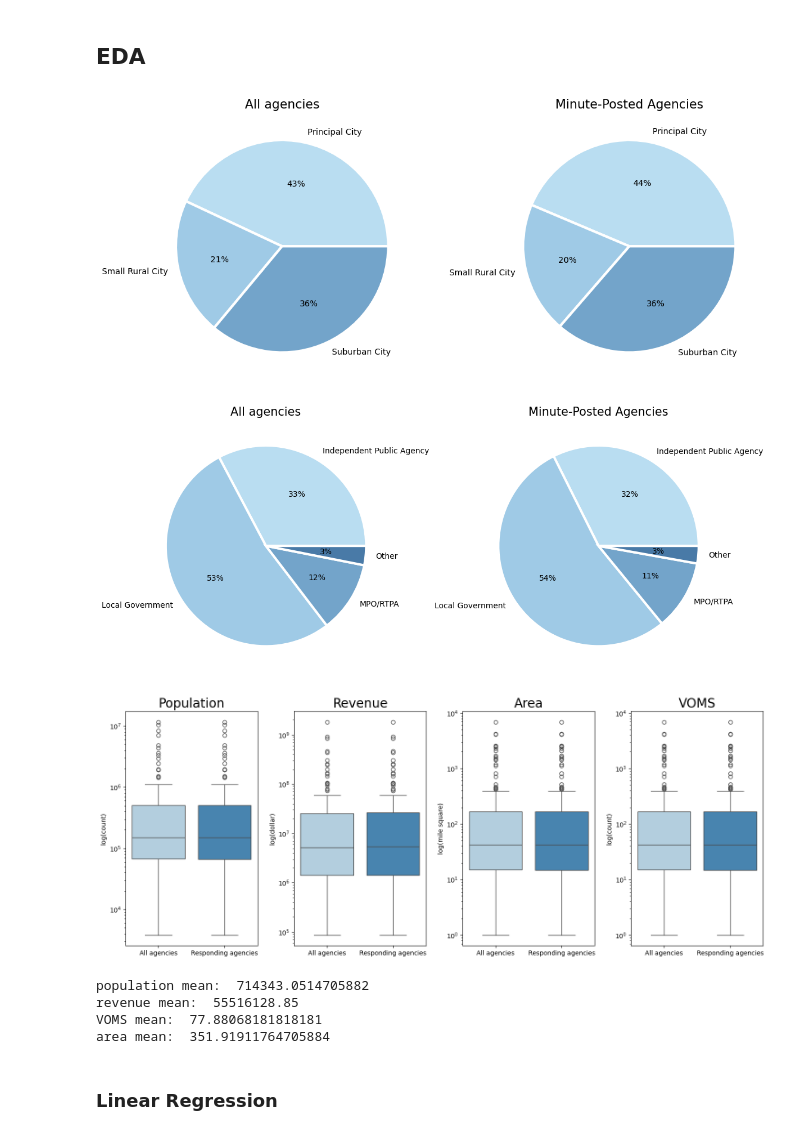
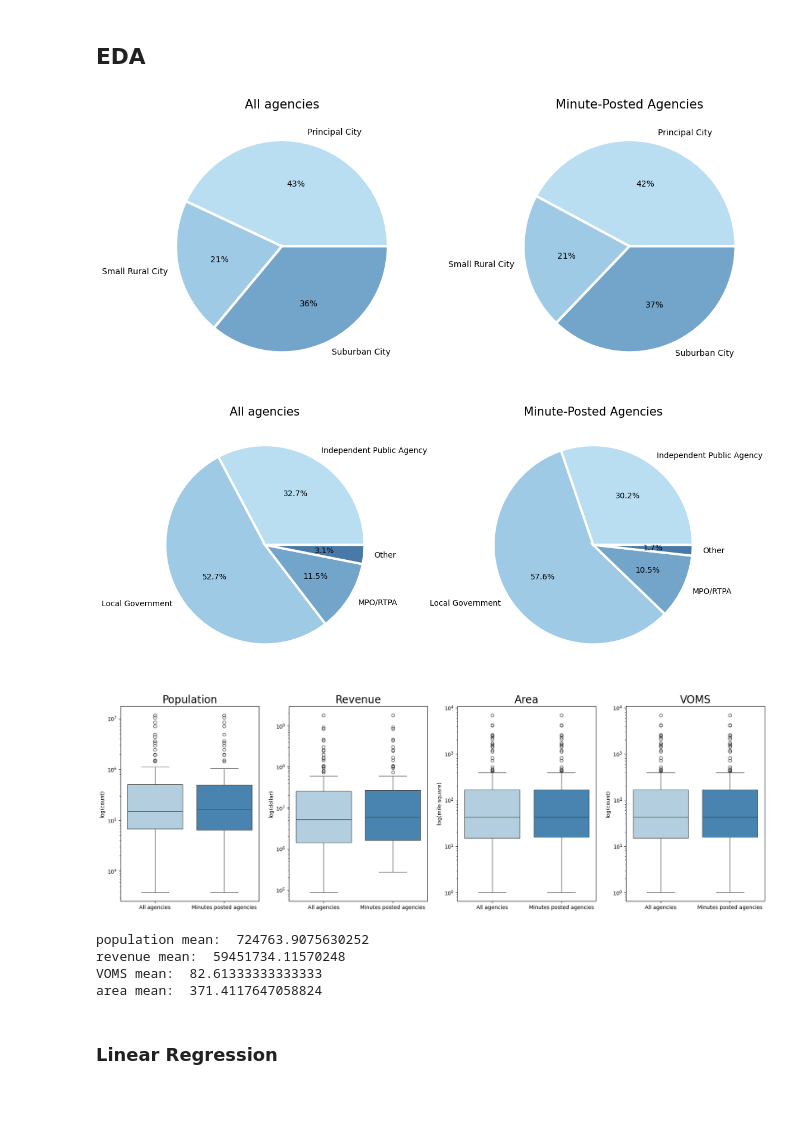
Before and after one commit to eric-shchiu/Smart-city-technology-adoption, a Jupyter notebook: agencies analysis.ipynb, the cells around one changed output. Cells and saved outputs as stored; diff of their text form; code cells hidden in the pictures; blank space fills up the shorter version.

```diff
--- a/agencies analysis.ipynb
+++ b/agencies analysis.ipynb
@@ -8,7 +9,7 @@ from sklearn.model_selection import train_test_split
 # %% [markdown]
 # Load Data
 # %%
-transit_survey_video = pd.read_csv('Data/transit_survey_with minute and video counts.csv')
+transit_survey_video = pd.read_csv('Data/transit_survey_with-minute-and-video-counts.csv')
 
 transit_survey_video['post_video'] = 0
 transit_survey_video.loc[transit_survey_video['count - video (past 12 months)']>=6, 'post_video'] = 1
@@ -17,8 +18,8 @@ transit_survey_video.head()
 responded = transit_survey_video[transit_survey_video['survey_response'] == 1]
 no_response = transit_survey_video[transit_survey_video['survey_response'] == 0]
 
-posted = transit_survey_video[transit_survey_video['minute_posted'] == 1]
-no_posted = transit_survey_video[transit_survey_video['minute_posted'] == 0]
+posted = transit_survey_video[transit_survey_video['minute_posted_6more'] == 1]
+no_posted = transit_survey_video[transit_survey_video['minute_posted_6more'] == 0]
 # %%
 len(posted)
 # %% [output]
@@ -503,14 +504,14 @@ plt.tight_layout()
 
 plt.savefig('Result/Meeting minutes type of city.jpg', dpi = 300)
 # %% [output]
-[figure, old version]
+[figure, new version]
 # %%
 fig, axs = plt.subplots(1, 2, figsize=(12, 5))
 
 plt.subplot(121)
 plt.pie(transit_survey_video['OrgType'].value_counts().sort_index(),
         labels = transit_survey_video['OrgType'].value_counts().sort_index().index.tolist(),
-        autopct='%.0f%%',
+        autopct='%.1f%%',
         wedgeprops = { 'linewidth' : 3, 'edgecolor' : 'white' },
         colors = ["#B9DDF1", "#9FCAE6", "#73A4CA", "#497AA7", "#2E5B88"])
 plt.title('All agencies', fontsize = 15)
@@ -518,7 +519,7 @@ plt.title('All agencies', fontsize = 15)
 plt.subplot(122)
 plt.pie(posted['OrgType'].value_counts().sort_index(),
         labels = posted['OrgType'].value_counts().sort_index().index.tolist(),
-        autopct='%.0f%%',
+        autopct='%.1f%%',
         wedgeprops = { 'linewidth' : 3, 'edgecolor' : 'white' },
         colors = ["#B9DDF1", "#9FCAE6", "#73A4CA", "#497AA7", "#2E5B88"])
 plt.title('Minute-Posted Agencies', fontsize = 15)
@@ -527,57 +528,57 @@ plt.tight_layout()
 
 plt.savefig('Result/Meeting minute type of agency.jpg', dpi = 300)
 # %% [output]
-[figure, old version]
+[figure, new version]
 # %%
-fig, axes = plt.subplots(1, 4, figsize=(15, 6))
+fig, axes = plt.subplots(1, 4, figsize=(18, 6))
 
 plt.subplot(141)
 pop = pd.concat([transit_survey_video['pop'].reset_index(drop = True).rename('All agencies'),
-                 posted['pop'].reset_index(drop = True).rename('Responding agencies')], axis = 1)
+                 posted['pop'].reset_index(drop = True).rename('Minutes posted agencies')], axis = 1)
 sns.boxplot(data = pop, palette="Blues")
 plt.title('Population', fontsize = 20)
 plt.ylabel('log(count)')
 plt.yscale('log')
 
 plt.subplot(142)
 rev = pd.concat([transit_survey_video['revenue'].reset_index(drop = True).rename('All agencies'),
-                 posted['revenue'].reset_index(drop = True).rename('Responding agencies')], axis = 1)
+                 posted['revenue'].reset_index(drop = True).rename('Minutes posted agencies')], axis = 1)
 sns.boxplot(data = rev, palette="Blues")
 plt.title('Revenue', fontsize = 20)
 plt.ylabel('log(dollar)')
 plt.yscale('log')
 
 plt.subplot(143)
 mile = pd.concat([transit_survey_video['mile'].reset_index(drop = True).rename('All agencies'),
-                 posted['mile'].reset_index(drop = True).rename('Responding agencies')], axis = 1)
+                 posted['mile'].reset_index(drop = True).rename('Minutes posted agencies')], axis = 1)
 sns.boxplot(data = mile, palette="Blues")
 plt.title('Area', fontsize = 20)
 plt.ylabel('log(mile square)')
 plt.yscale('log')
 
 plt.subplot(144)
 voms = pd.concat([transit_survey_video['VOMS'].reset_index(drop = True).rename('All agencies'),
-                 posted['VOMS'].reset_index(drop = True).rename('Responding agencies')], axis = 1)
+                 posted['VOMS'].reset_index(drop = True).rename('Minutes posted agencies')], axis = 1)
 sns.boxplot(data = mile, palette="Blues")
 plt.title('VOMS', fontsize = 20)
 plt.ylabel('log(count)')
 plt.yscale('log')
 
 plt.tight_layout()
 
 plt.savefig('Result/Meeting minute agencies size.jpg', dpi = 300)
 # %% [output]
-[figure, old version]
+[figure, new version]
 # %%
 print ('population mean: ', np.mean(posted['pop']))
 print ('revenue mean: ', np.mean(posted['revenue']))
 print ('VOMS mean: ', np.mean(posted['VOMS']))
 print ('area mean: ', np.mean(posted['mile']))
 # %% [output]
-population mean:  714343.0514705882
-revenue mean:  55516128.85
-VOMS mean:  77.88068181818181
-area mean:  351.91911764705884
+population mean:  724763.9075630252
+revenue mean:  59451734.11570248
+VOMS mean:  82.61333333333333
+area mean:  371.4117647058824
 # %% [markdown]
 ### Linear Regression
 # %%
```
Also changed, not shown: parts of 24 cells of this notebook, 15 other files.
